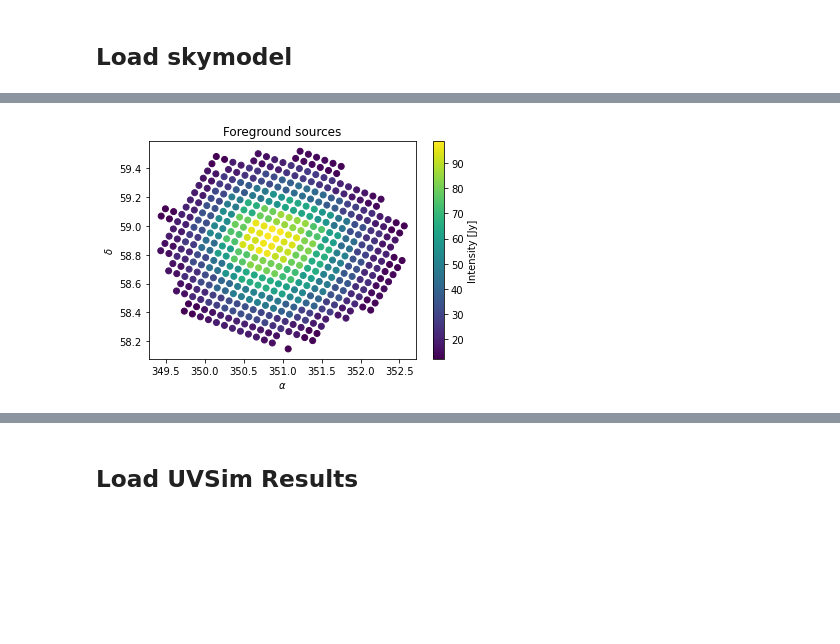
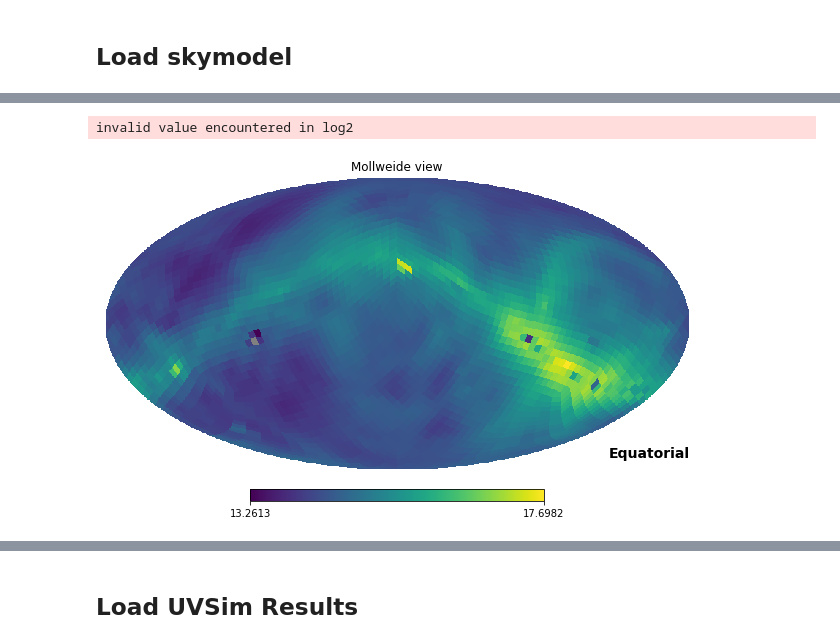
Before and after one commit to christianhbye/lusee_sky_simulations, a Jupyter notebook: notebooks/mock_lusee_night_analysis.ipynb, the cells around one changed output, grey strips where cells are left out. Saved outputs shown, nothing was run; the diff lists cells and outputs as text; code cells hidden in the pictures; blank space fills up the shorter version.

Commit message:
improve skymodel by averaging sources instead of selecting

```diff
--- a/notebooks/mock_lusee_night_analysis.ipynb
+++ b/notebooks/mock_lusee_night_analysis.ipynb
@@ -73,3 +77,10 @@ invalid value encountered in log2
+# %%
+# averagng
+degr = healpy.ud_grade(gsm.generated_map_data, nside_out=16, order_in="RING", order_out="RING")
+healpy.mollview(np.log2(rot.rotate_map_pixel(degr)), rot=[0, 30, 0], coord="C")
+# %% [output]
+invalid value encountered in log2
+[figure, added]
 # %%
 # the actual sky model used after filtering
 skymodel = pyradiosky.SkyModel()
@@ -77,12 +87,0 @@ skymodel.read_text_catalog("../luseesky/skymodels/pygdsm16_500srcs.txt")
-# %%
-plt.figure()
-#plt.subplot(projection="mollweide")
-#plt.scatter(skymodel.ra.rad, skymodel.dec.rad, c=skymodel.stokes[0,0].value)
-plt.scatter(skymodel.ra.deg, skymodel.dec.deg, c=skymodel.stokes[0,0].value)
-plt.xlabel("$\\alpha$")
-plt.ylabel("$\\delta$")
-plt.colorbar(label="Intensity [Jy]")
-plt.title("Foreground sources")
-plt.show()
-# %% [output]
-[figure, removed]
```
Also changed, not shown: parts of 9 cells of this notebook, 1 other file.
